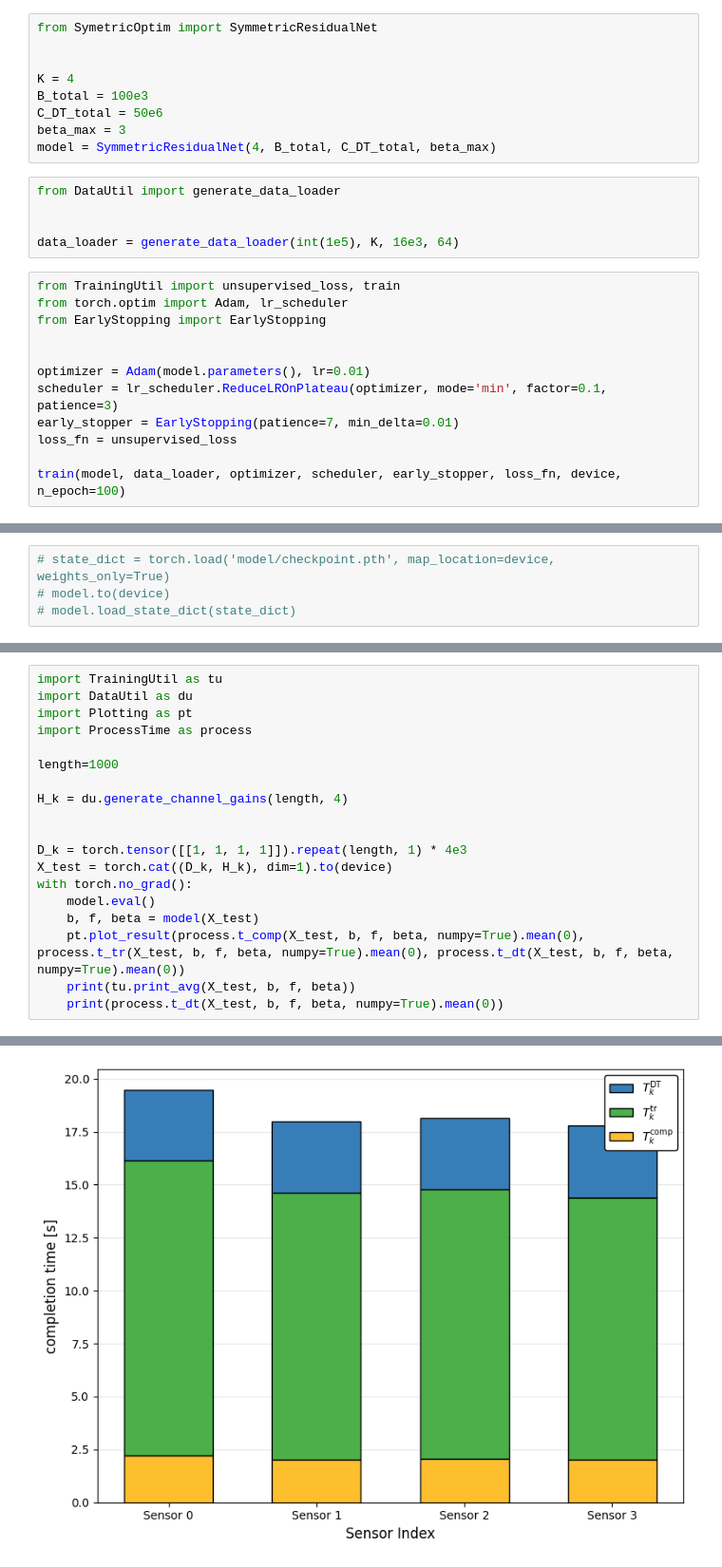
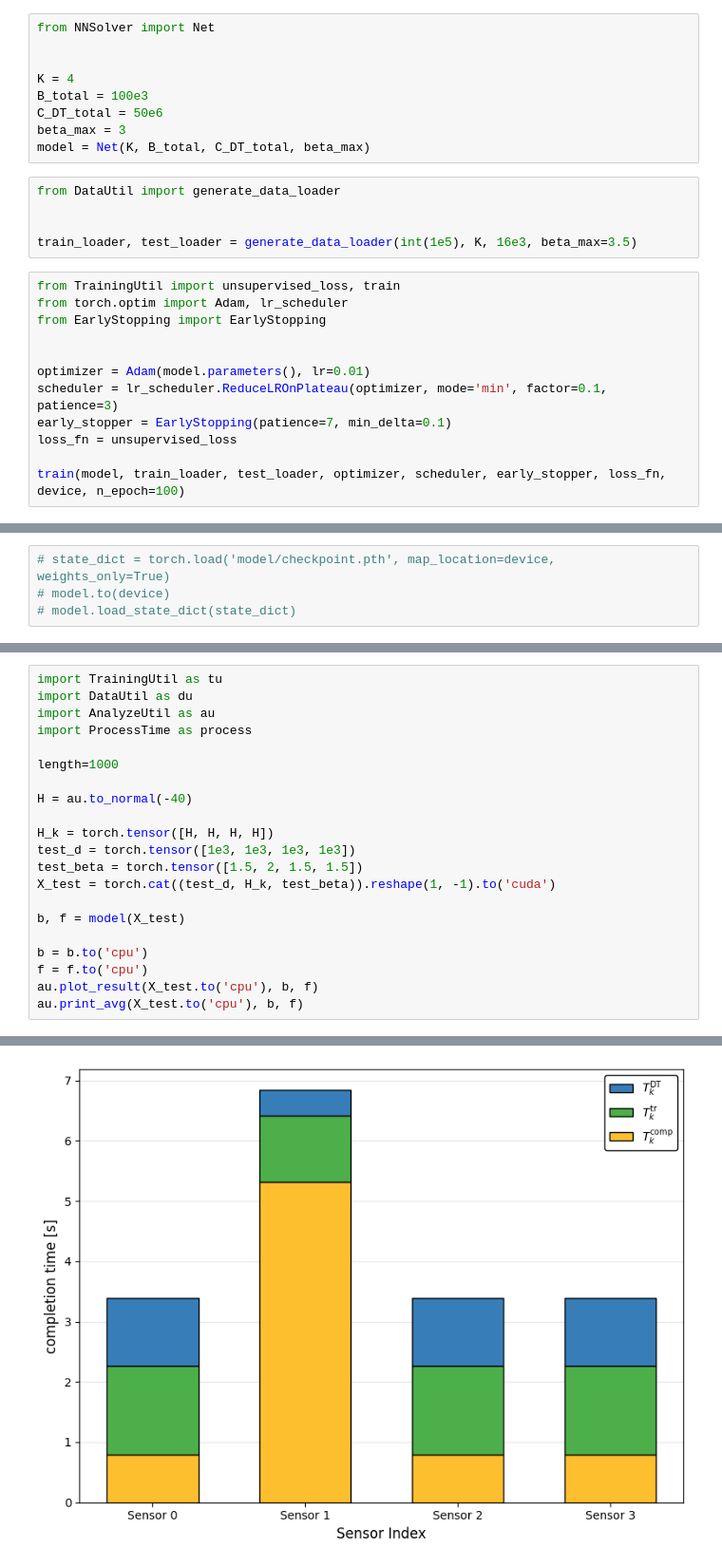
Before and after one commit to zycsss/Bachelor-Thesis, a Jupyter notebook: src/main.ipynb, the cells around one changed output, grey strips where cells are left out. Shown at 95% size. Saved outputs shown, nothing was run; the diff lists cells and outputs as text.

```diff
--- a/src/main.ipynb
+++ b/src/main.ipynb
@@ -32,19 +35,19 @@ Success: Using Cuda GPU acceleration.
 # %% [markdown]
 Read Data
 # %%
-from SymetricOptim import SymmetricResidualNet
+from NNSolver import Net
 
 
 K = 4
 B_total = 100e3
 C_DT_total = 50e6
 beta_max = 3
-model = SymmetricResidualNet(4, B_total, C_DT_total, beta_max)
+model = Net(K, B_total, C_DT_total, beta_max)
 # %%
 from DataUtil import generate_data_loader
 
 
-data_loader = generate_data_loader(int(1e5), K, 16e3, 64)
+train_loader, test_loader = generate_data_loader(int(1e5), K, 16e3, beta_max=3.5)
 # %%
 from TrainingUtil import unsupervised_loss, train
 from torch.optim import Adam, lr_scheduler
@@ -53,9 +56,9 @@ from EarlyStopping import EarlyStopping
 
 optimizer = Adam(model.parameters(), lr=0.01)
 scheduler = lr_scheduler.ReduceLROnPlateau(optimizer, mode='min', factor=0.1, patience=3)
-early_stopper = EarlyStopping(patience=7, min_delta=0.01)
+early_stopper = EarlyStopping(patience=7, min_delta=0.1)
 loss_fn = unsupervised_loss
 
-train(model, data_loader, optimizer, scheduler, early_stopper, loss_fn, device, n_epoch=100)
+train(model, train_loader, test_loader, optimizer, scheduler, early_stopper, loss_fn, device, n_epoch=100)
 # %% [output]
 start training
@@ -82,20 +73,22 @@ best epoch: 34, best avg loss: 38.288202
 # %%
 import TrainingUtil as tu
 import DataUtil as du
-import Plotting as pt
+import AnalyzeUtil as au
 import ProcessTime as process
 
 length=1000
 
-H_k = du.generate_channel_gains(length, 4)
+H = au.to_normal(-40)
 
+H_k = torch.tensor([H, H, H, H])
+test_d = torch.tensor([1e3, 1e3, 1e3, 1e3])
+test_beta = torch.tensor([1.5, 2, 1.5, 1.5])
+X_test = torch.cat((test_d, H_k, test_beta)).reshape(1, -1).to('cuda')
 
-D_k = torch.tensor([[1, 1, 1, 1]]).repeat(length, 1) * 4e3
-X_test = torch.cat((D_k, H_k), dim=1).to(device)
-with torch.no_grad():
-    model.eval()
-    b, f, beta = model(X_test)
-    pt.plot_result(process.t_comp(X_test, b, f, beta, numpy=True).mean(0), process.t_tr(X_test, b, f, beta, numpy=True).mean(0), process.t_dt(X_test, b, f, beta, numpy=True).mean(0))
-    print(tu.print_avg(X_test, b, f, beta))
-    print(process.t_dt(X_test, b, f, beta, numpy=True).mean(0))
+b, f = model(X_test)
+
+b = b.to('cpu')
+f = f.to('cpu')
+au.plot_result(X_test.to('cpu'), b, f)
+au.print_avg(X_test.to('cpu'), b, f)
 # %% [output]
@@ -110 +101 @@ None
-[figure, old version]
+[figure, new version]
```
Also changed, not shown: parts of 6 cells of this notebook, 9 other files.
